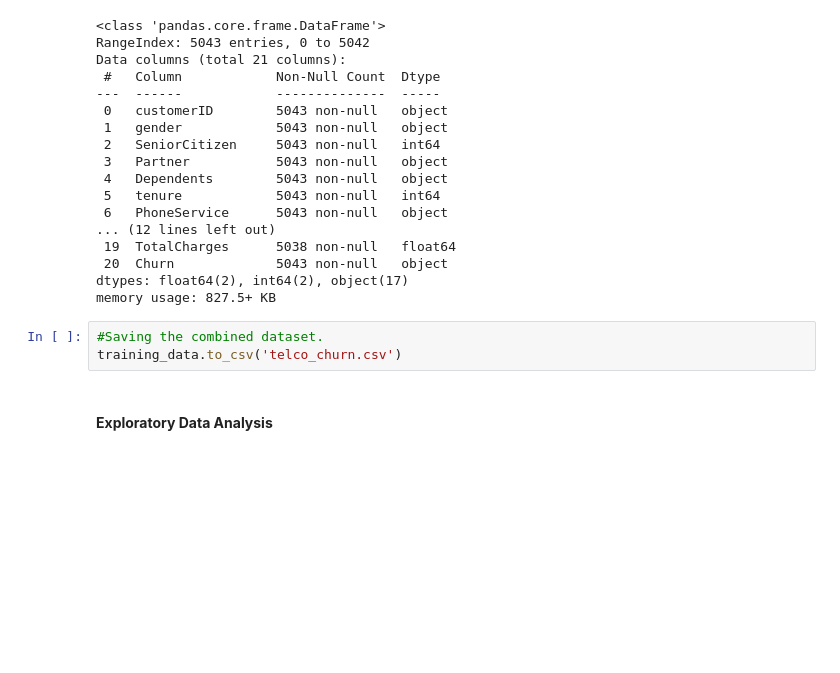
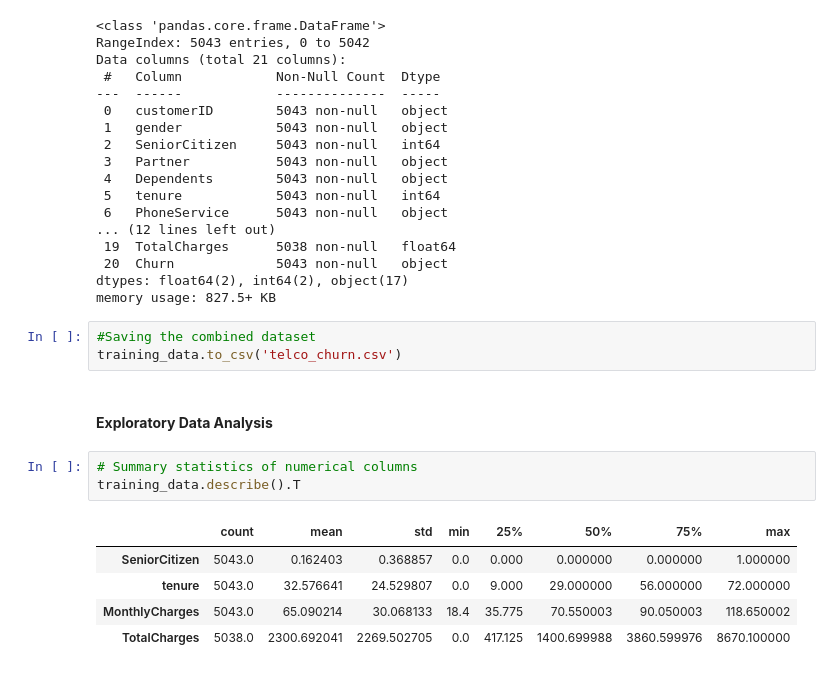
Before and after one commit to GeGe-K/Customer-Churn-Prediction, a Jupyter notebook: churn.ipynb, the cells around one changed output. Cells and saved outputs as stored; diff of their text form; blank space fills up the shorter version.

```diff
--- a/churn.ipynb
+++ b/churn.ipynb
@@ -321,7 +322,16 @@ Data columns (total 21 columns):
 dtypes: float64(2), int64(2), object(17)
 memory usage: 827.5+ KB
 # %%
-#Saving the combined dataset.
+#Saving the combined dataset
 training_data.to_csv('telco_churn.csv')
 # %% [markdown]
 #### **Exploratory Data Analysis**
+# %%
+# Summary statistics of numerical columns
+training_data.describe().T
+# %% [output]
+|  | count | mean | std | min | 25% | 50% | 75% | max |
+| SeniorCitizen | 5043.0 | 0.162403 | 0.368857 | 0.0 | 0.000 | 0.000000 | 0.000000 | 1.000000 |
+| tenure | 5043.0 | 32.576641 | 24.529807 | 0.0 | 9.000 | 29.000000 | 56.000000 | 72.000000 |
+| MonthlyCharges | 5043.0 | 65.090214 | 30.068133 | 18.4 | 35.775 | 70.550003 | 90.050003 | 118.650002 |
+| TotalCharges | 5038.0 | 2300.692041 | 2269.502705 | 0.0 | 417.125 | 1400.699988 | 3860.599976 | 8670.100000 |
```
Also changed, not shown: parts of 2 cells of this notebook.
